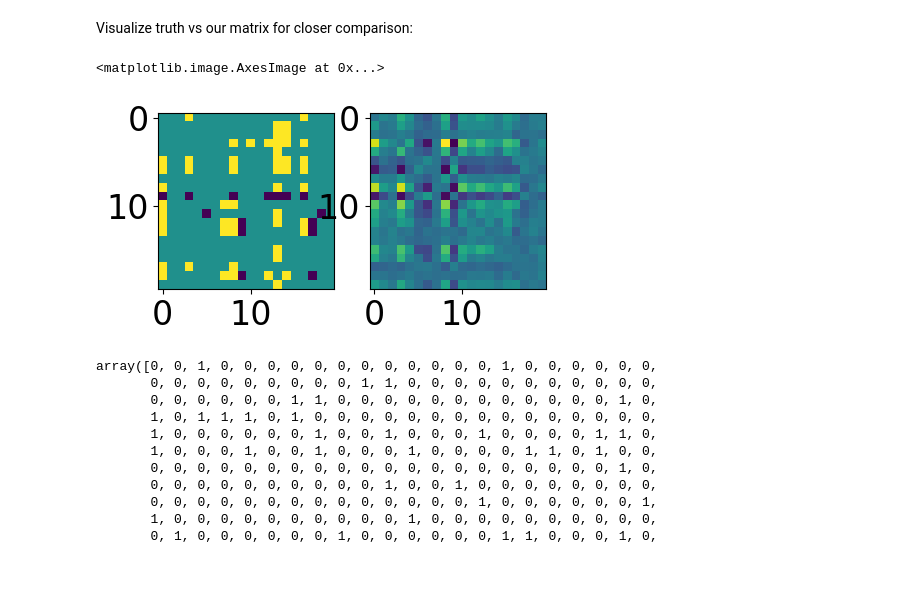
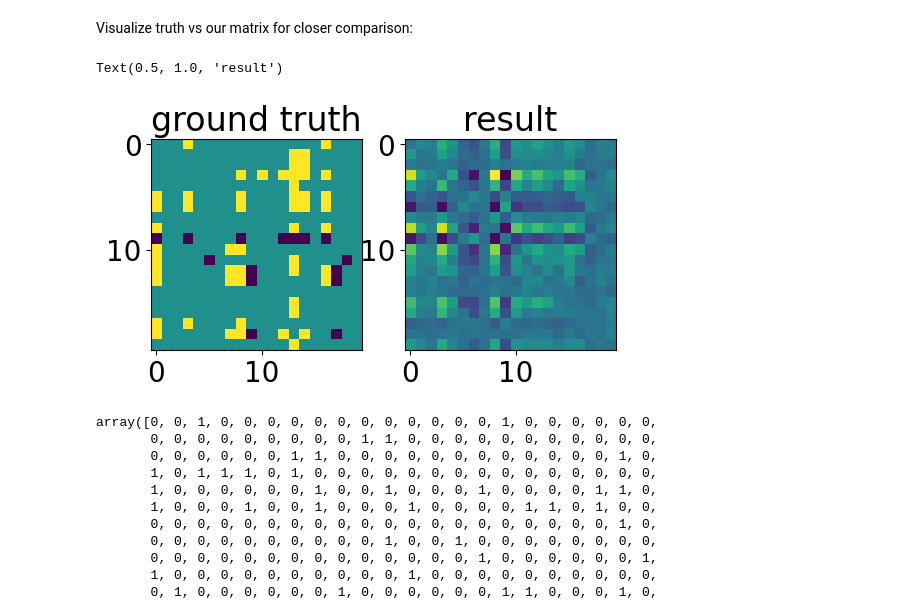
Before and after one commit to NoahElRimawiFine/OT-Velocity, a Jupyter notebook: Scripts/Kouno-myVelo.ipynb, the cells around one changed output. Drawn from its saved outputs; the diff is of its cells as text; code cells hidden in the pictures; blank space fills up the shorter version.

```diff
--- a/Scripts/Kouno-myVelo.ipynb
+++ b/Scripts/Kouno-myVelo.ipynb
@@ -115,8 +112,10 @@ Here we compute PCA and visualize the first 2 PCs according to time:
 #plt.rcParams["figure.figsize"] = (8,5)
 counts_pca,pca = visualize_pca(counts,labels,group_labels,viz_opt='pca')
 # %%
+plt.rcParams["figure.figsize"] = (6,5)
 for i in range(Nt):
     idx = np.where( labels == i )
     plt.scatter( counts_pca[idx,0], counts_pca[idx,1], label=group_labels[i])
 plt.legend()
+plt.show()
 # %% [output]
@@ -312,6 +267,8 @@ plt.tight_layout()
 # %% [markdown]
 Compute our correlation and/or Granger causality via LASSO
 # %%
-Tv_corr, OT_corr_slice = OT_lagged_correlation(velocities_all_signed, velocities_signed, Ts_prior, stimulation=False, return_slice=True )
+Tv_corr = OT_lagged_correlation(velocities_all_signed, velocities_signed, Ts_prior,
+                                               stimulation=False)
 # %%
-Tv_l1 = OT_lagged_correlation(velocities_all_signed, velocities_signed, Ts_prior, signed=True, alpha_opt=1.0,elastic_Net=True, l1_opt=1.0, tune=False )
+Tv_Granger = OT_lagged_correlation(velocities_all_signed, velocities_signed, Ts_prior, signed=True,
+                              alpha_opt=1.0,elastic_Net=True, l1_opt=0.5, tune=False )
@@ -359,14 +306,14 @@ for i in range(n):
 Tv_true_flattened = np.array( Tv_true_flattened )
 
 
-#sign = 'signed'
+sign = 'signed'
 sign = None
 option = 'corr'#
-#option = 'l1'
+#option = 'EN'
 
 
-if option == 'l1':
-    Tv_total = Tv_l1
+if option == 'EN':
+    Tv_total = Tv_Granger
 
 elif option == 'corr':
     Tv_total = Tv_corr
@@ -393,8 +340,7 @@ elif sign == 'neg':
 elif sign == None:
     Tv_total_flattened = abs( np.array( Tv_total_flattened ) )
     Tv_true_flattened = abs( np.array( Tv_true_flattened ) )
-else:
-    print('blabla')
+
 
 if sign == None:
     precision, recall, _ = precision_recall_curve( Tv_true_flattened,Tv_total_flattened)
@@ -415,12 +361,14 @@ Visualize truth vs our matrix for closer comparison:
 # %%
 plt.subplot(1,2,1)
 plt.imshow( truth )
+plt.title('ground truth')
 plt.subplot(1,2,2)
 plt.imshow( Tv_total_small - np.diag( np.diag(Tv_total_small)) )
+plt.title('result')
 #plt.clim([-.5,.5])
 # %% [output]
-<matplotlib.image.AxesImage at 0x...>
+Text(0.5, 1.0, 'result')
-[figure, old version]
+[figure, new version]
 # %%
 Tv_sin = scipy.io.loadmat('../Data/result_SINCERITIES_signed.mat')
 # %%
```
Also changed, not shown: parts of 19 cells of this notebook.
